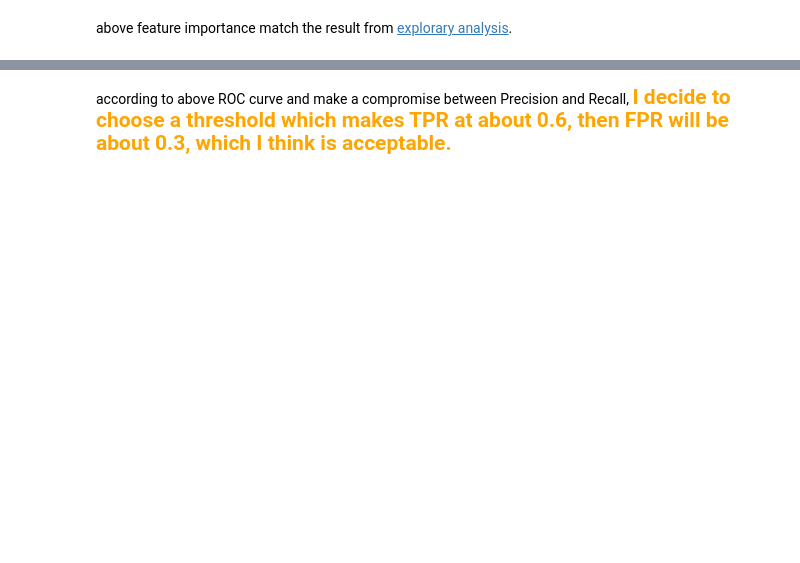
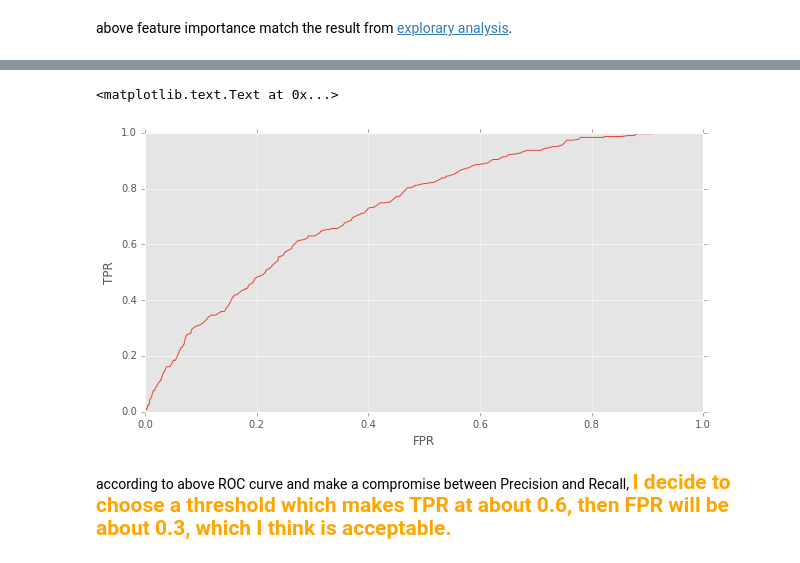
Before and after one commit to stasi009/TakeHomeDataChallenges, a Jupyter notebook: 07.MarketingEmail/market_email.ipynb, the cells around one changed output, grey strips where cells are left out. Saved outputs shown, nothing was run; the diff lists cells and outputs as text; code cells hidden in the pictures; blank space fills up the shorter version.

```diff
--- a/07.MarketingEmail/market_email.ipynb
+++ b/07.MarketingEmail/market_email.ipynb
@@ -397,5 +435,0 @@ roc_results = pd.DataFrame({'FPR':fpr,'TPR':tpr,'Thresholds':thresholds})
-# %%
-plt.plot(fpr,tpr,marker='o',markersize=3)
-plt.xlabel("FPR")
-plt.ylabel('TPR')
-plt.rc('figure',figsize=(1,5))
@@ -404,3 +468,11 @@ plt.rc('figure',figsize=(1,5))
+# %%
+_ = plt.figure()
+plt.plot(roc_results.FPR,roc_results.TPR)
+plt.xlabel("FPR")
+plt.ylabel('TPR')
+# %% [output]
+<matplotlib.text.Text at 0x...>
+[figure, added]
 # %% [markdown]
 according to above ROC curve and make a compromise between Precision and Recall, <span style='color:orange;font-weight:bold;font-size:1.5em'>I decide to choose a threshold which makes TPR at about 0.6, then FPR will be about 0.3, which I think is acceptable.</span>
 # %%
```
Also changed, not shown: parts of 48 cells of this notebook, 2 other files.
